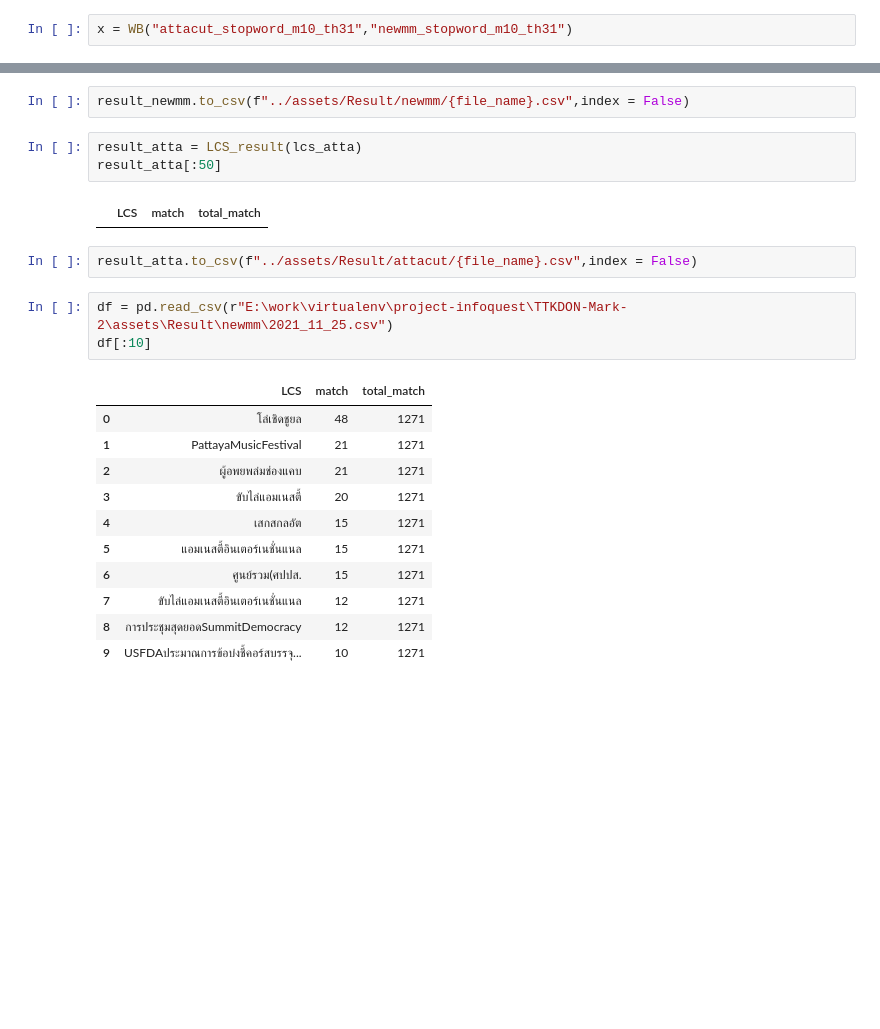
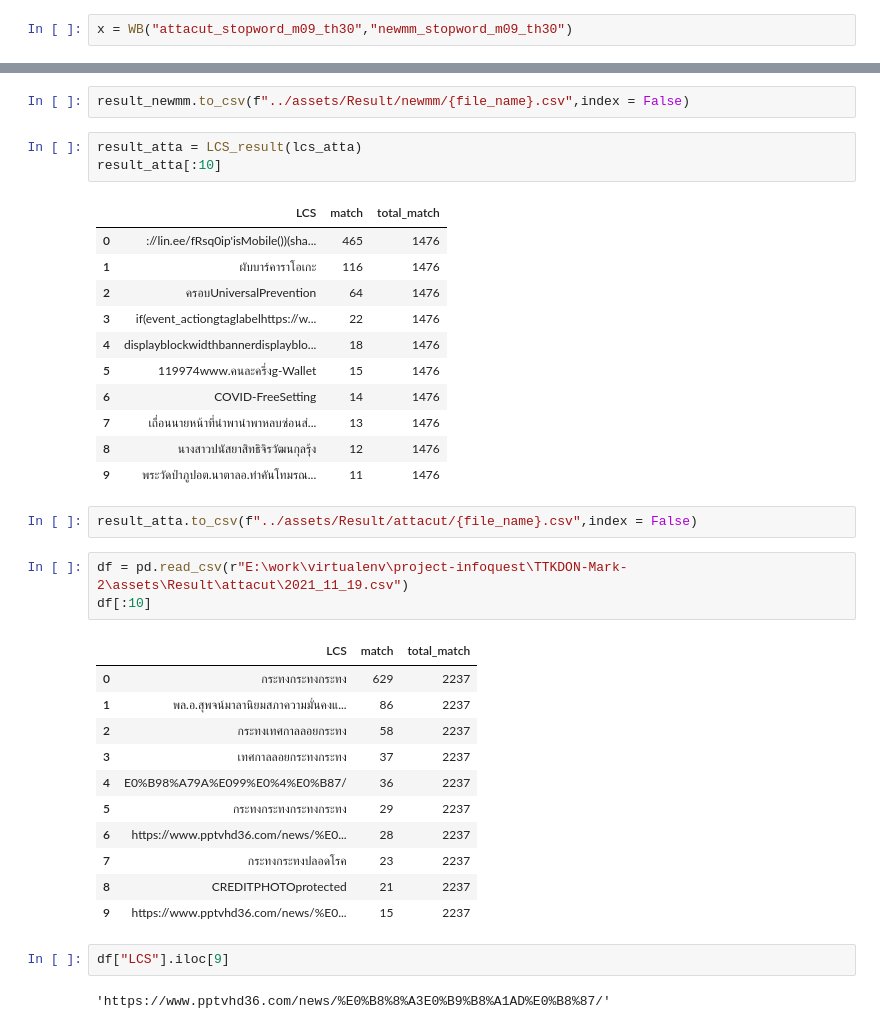
Before and after one commit to Trending-Thai-Keyword-Analysis/TTKDON-Mark-2, a Jupyter notebook: Main/main.ipynb, the cells around one changed output, grey strips where cells are left out. Cells and saved outputs as stored; diff of their text form; blank space fills up the shorter version.

```diff
--- a/Main/main.ipynb
+++ b/Main/main.ipynb
@@ -9,5 +9,5 @@ sys.path += ["../LCS_Cython", "../Word_Break"]
 from word_break import *
 from lcs_method import *
 # %%
-x = WB("attacut_stopword_m10_th31","newmm_stopword_m10_th31")
+x = WB("attacut_stopword_m09_th30","newmm_stopword_m09_th30")
 # %%
@@ -74,23 +114,37 @@ result_newmm[:50]
 result_newmm.to_csv(f"../assets/Result/newmm/{file_name}.csv",index = False)
 # %%
 result_atta = LCS_result(lcs_atta)
-result_atta[:50]
+result_atta[:10]
 # %% [output]
 |  | LCS | match | total_match |
+| 0 | ://lin.ee/fRsq0ip'isMobile())(sha... | 465 | 1476 |
+| 1 | ผับบาร์คาราโอเกะ | 116 | 1476 |
+| 2 | ครอบUniversalPrevention | 64 | 1476 |
+| 3 | if(event_actiongtaglabelhttps://w... | 22 | 1476 |
+| 4 | displayblockwidthbannerdisplayblo... | 18 | 1476 |
+| 5 | 119974www.คนละครึ่งg-Wallet | 15 | 1476 |
+| 6 | COVID-FreeSetting | 14 | 1476 |
+| 7 | เถื่อนนายหน้าที่นำพานำพาหลบซ่อนส่... | 13 | 1476 |
+| 8 | นางสาวปนัสยาสิทธิจิรวัฒนกุลรุ้ง | 12 | 1476 |
+| 9 | พระวัดป่าภูปอต.นาตาลอ.ท่าคันโทมรณ... | 11 | 1476 |
 # %%
 result_atta.to_csv(f"../assets/Result/attacut/{file_name}.csv",index = False)
 # %%
-df = pd.read_csv(r"E:\work\virtualenv\project-infoquest\TTKDON-Mark-2\assets\Result\newmm\2021_11_25.csv")
+df = pd.read_csv(r"E:\work\virtualenv\project-infoquest\TTKDON-Mark-2\assets\Result\attacut\2021_11_19.csv")
 df[:10]
 # %% [output]
 |  | LCS | match | total_match |
-| 0 | โล่เชิดชูยล | 48 | 1271 |
-| 1 | PattayaMusicFestival | 21 | 1271 |
-| 2 | ผู้อพยพล่มช่องแคบ | 21 | 1271 |
-| 3 | ขับไล่แอมเนสตี้ | 20 | 1271 |
-| 4 | เสกสกลอัต | 15 | 1271 |
-| 5 | แอมเนสตี้อินเตอร์เนชั่นแนล | 15 | 1271 |
-| 6 | ศูนย์รวม(ศปปส. | 15 | 1271 |
-| 7 | ขับไล่แอมเนสตี้อินเตอร์เนชั่นแนล | 12 | 1271 |
-| 8 | การประชุมสุดยอดSummitDemocracy | 12 | 1271 |
-| 9 | USFDAประมาณการข้อบ่งชี้คอร์สบรรจุ... | 10 | 1271 |
+| 0 | กระทงกระทงกระทง | 629 | 2237 |
+| 1 | พล.อ.สุพจน์มาลานิยมสภาความมั่นคงแ... | 86 | 2237 |
+| 2 | กระทงเทศกาลลอยกระทง | 58 | 2237 |
+| 3 | เทศกาลลอยกระทงกระทง | 37 | 2237 |
+| 4 | E0%B98%A79A%E099%E0%4%E0%B87/ | 36 | 2237 |
+| 5 | กระทงกระทงกระทงกระทง | 29 | 2237 |
+| 6 | https://www.pptvhd36.com/news/%E0... | 28 | 2237 |
+| 7 | กระทงกระทงปลอดโรค | 23 | 2237 |
+| 8 | CREDITPHOTOprotected | 21 | 2237 |
+| 9 | https://www.pptvhd36.com/news/%E0... | 15 | 2237 |
+# %%
+df["LCS"].iloc[9]
+# %% [output]
+'https://www.pptvhd36.com/news/%E0%B8%8%A3E0%B9%B8%A1AD%E0%B8%87/'
```
Also changed, not shown: parts of 7 cells of this notebook, 10 other files.
